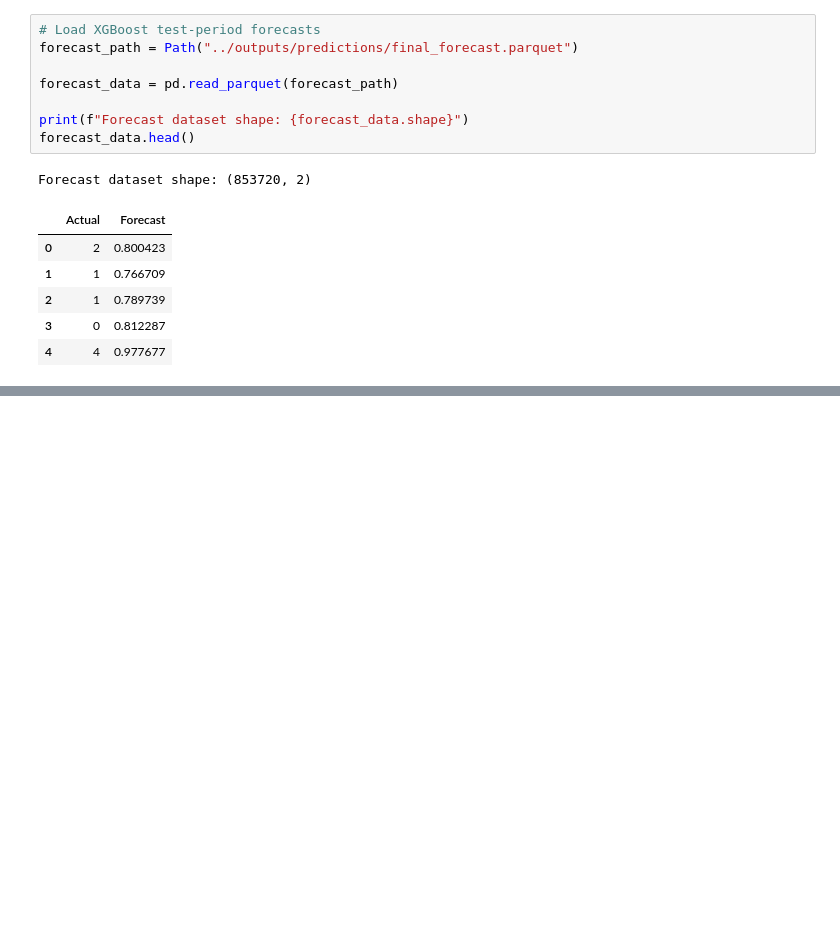
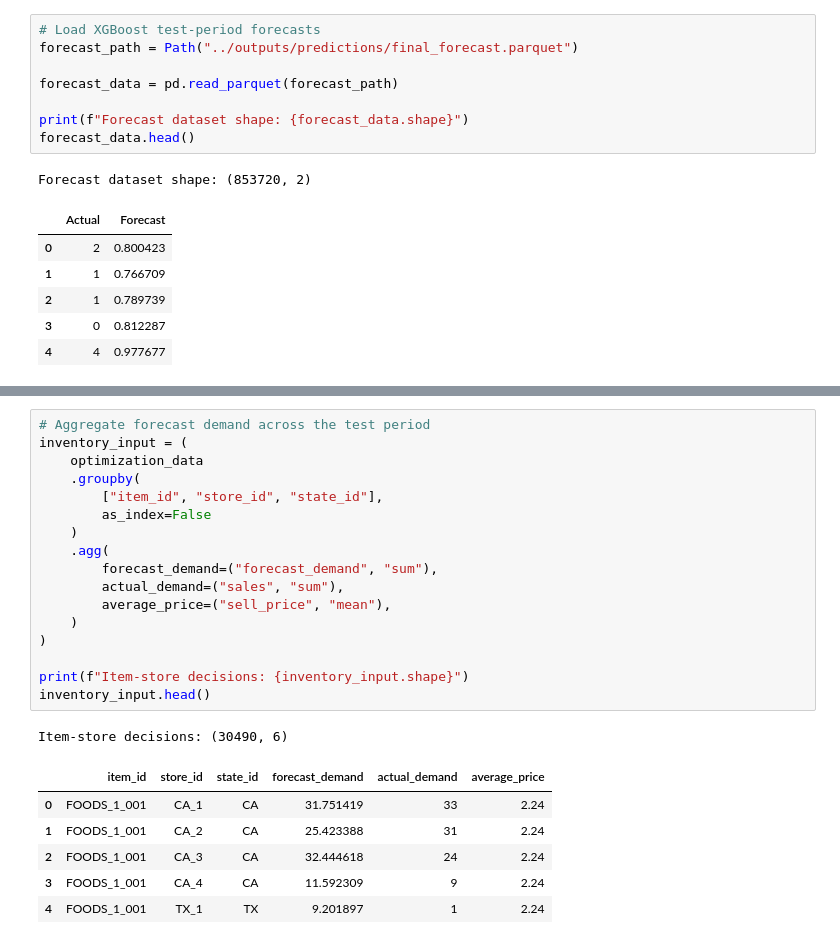
Before and after one commit to Sukh-sudo/retail-demand-forecasting-optimization, a Jupyter notebook: notebooks/08_Inventory_Optimization.ipynb, the cells around one changed output, grey strips where cells are left out. Drawn from its saved outputs; the diff is of its cells as text; blank space fills up the shorter version.

```diff
--- a/notebooks/08_Inventory_Optimization.ipynb
+++ b/notebooks/08_Inventory_Optimization.ipynb
@@ -35,0 +93,25 @@ Forecast dataset shape: (853720, 2)
+# %%
+# Aggregate forecast demand across the test period
+inventory_input = (
+    optimization_data
+    .groupby(
+        ["item_id", "store_id", "state_id"],
+        as_index=False
+    )
+    .agg(
+        forecast_demand=("forecast_demand", "sum"),
+        actual_demand=("sales", "sum"),
+        average_price=("sell_price", "mean"),
+    )
+)
+
+print(f"Item-store decisions: {inventory_input.shape}")
+inventory_input.head()
+# %% [output]
+Item-store decisions: (30490, 6)
+|  | item_id | store_id | state_id | forecast_demand | actual_demand | average_price |
+| 0 | FOODS_1_001 | CA_1 | CA | 31.751419 | 33 | 2.24 |
+| 1 | FOODS_1_001 | CA_2 | CA | 25.423388 | 31 | 2.24 |
+| 2 | FOODS_1_001 | CA_3 | CA | 32.444618 | 24 | 2.24 |
+| 3 | FOODS_1_001 | CA_4 | CA | 11.592309 | 9 | 2.24 |
+| 4 | FOODS_1_001 | TX_1 | TX | 9.201897 | 1 | 2.24 |
```
Also changed, not shown: parts of 13 cells of this notebook.
